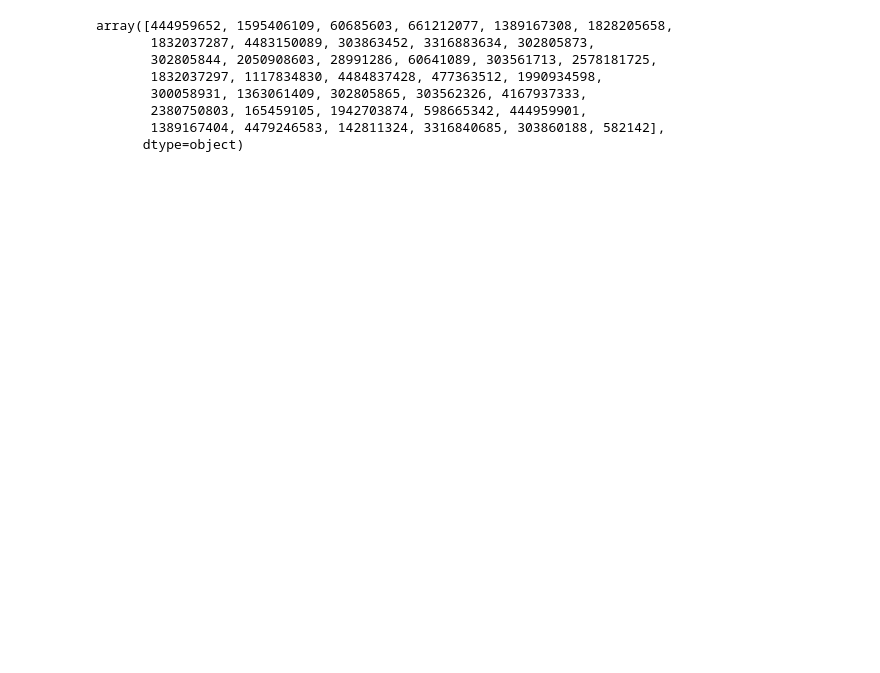
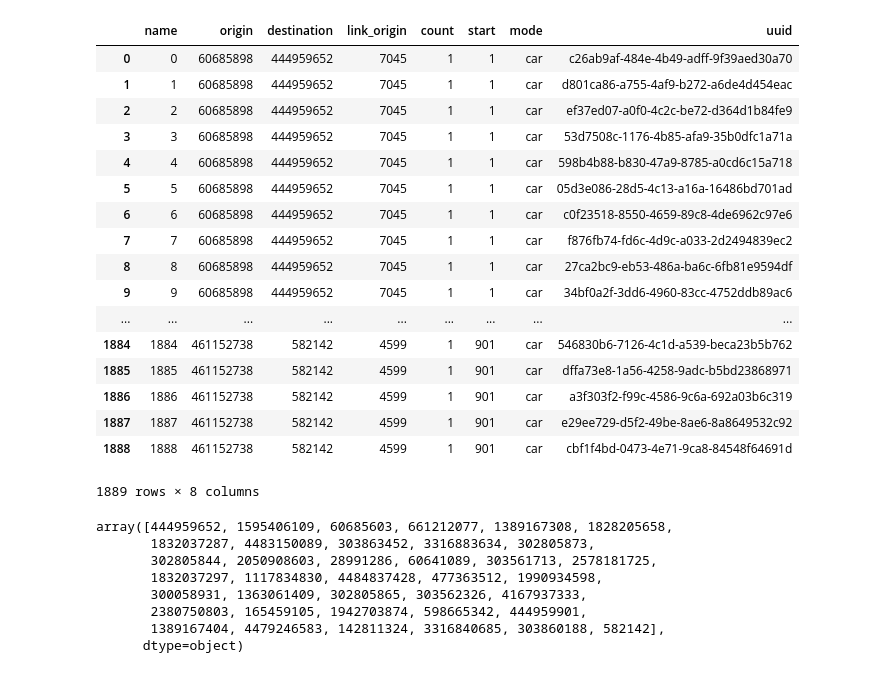
Before and after one commit to LSS-USP/pmv_experiment, a Jupyter notebook: scripts/map_mount/filter_trips.ipynb, the cells around one changed output. Cells and saved outputs as stored; diff of their text form; code cells hidden in the pictures; blank space fills up the shorter version.

Commit message:
fix trips name generation
Signed-off-by: DylanGuedes <djmgguedes@gmail.com>

```diff
--- a/scripts/map_mount/filter_trips.ipynb
+++ b/scripts/map_mount/filter_trips.ipynb
@@ -114,6 +114,27 @@ for row in df.iterrows():
         counter += 1
 # %%
 final_df.to_csv('trips-with-uuid.csv', header=False, sep=';', index=False)
+# %%
+final_df
+# %% [output]
+|  | name | origin | destination | link_origin | count | start | mode | uuid |
+| 0 | 0 | 60685898 | 444959652 | 7045 | 1 | 1 | car | c26ab9af-484e-4b49-adff-9f39aed30a70 |
+| 1 | 1 | 60685898 | 444959652 | 7045 | 1 | 1 | car | d801ca86-a755-4af9-b272-a6de4d454eac |
+| 2 | 2 | 60685898 | 444959652 | 7045 | 1 | 1 | car | ef37ed07-a0f0-4c2c-be72-d364d1b84fe9 |
+| 3 | 3 | 60685898 | 444959652 | 7045 | 1 | 1 | car | 53d7508c-1176-4b85-afa9-35b0dfc1a71a |
+| 4 | 4 | 60685898 | 444959652 | 7045 | 1 | 1 | car | 598b4b88-b830-47a9-8785-a0cd6c15a718 |
+| 5 | 5 | 60685898 | 444959652 | 7045 | 1 | 1 | car | 05d3e086-28d5-4c13-a16a-16486bd701ad |
+| 6 | 6 | 60685898 | 444959652 | 7045 | 1 | 1 | car | c0f23518-8550-4659-89c8-4de6962c97e6 |
+| 7 | 7 | 60685898 | 444959652 | 7045 | 1 | 1 | car | f876fb74-fd6c-4d9c-a033-2d2494839ec2 |
+| 8 | 8 | 60685898 | 444959652 | 7045 | 1 | 1 | car | 27ca2bc9-eb53-486a-ba6c-6fb81e9594df |
+| 9 | 9 | 60685898 | 444959652 | 7045 | 1 | 1 | car | 34bf0a2f-3dd6-4960-83cc-4752ddb89ac6 |
+| ... | ... | ... | ... | ... | ... | ... | ... | ... |
+| 1884 | 1884 | 461152738 | 582142 | 4599 | 1 | 901 | car | 546830b6-7126-4c1d-a539-beca23b5b762 |
+| 1885 | 1885 | 461152738 | 582142 | 4599 | 1 | 901 | car | dffa73e8-1a56-4258-9adc-b5bd23868971 |
+| 1886 | 1886 | 461152738 | 582142 | 4599 | 1 | 901 | car | a3f303f2-f99c-4586-9c6a-692a03b6c319 |
+| 1887 | 1887 | 461152738 | 582142 | 4599 | 1 | 901 | car | e29ee729-d5f2-49be-8ae6-8a8649532c92 |
+| 1888 | 1888 | 461152738 | 582142 | 4599 | 1 | 901 | car | cbf1f4bd-0473-4e71-9ca8-84548f64691d |
+1889 rows × 8 columns
 # %%
 final_df.destination.unique()
 # %% [output]
```
Also changed, not shown: parts of 2 cells of this notebook, 1 other file.
